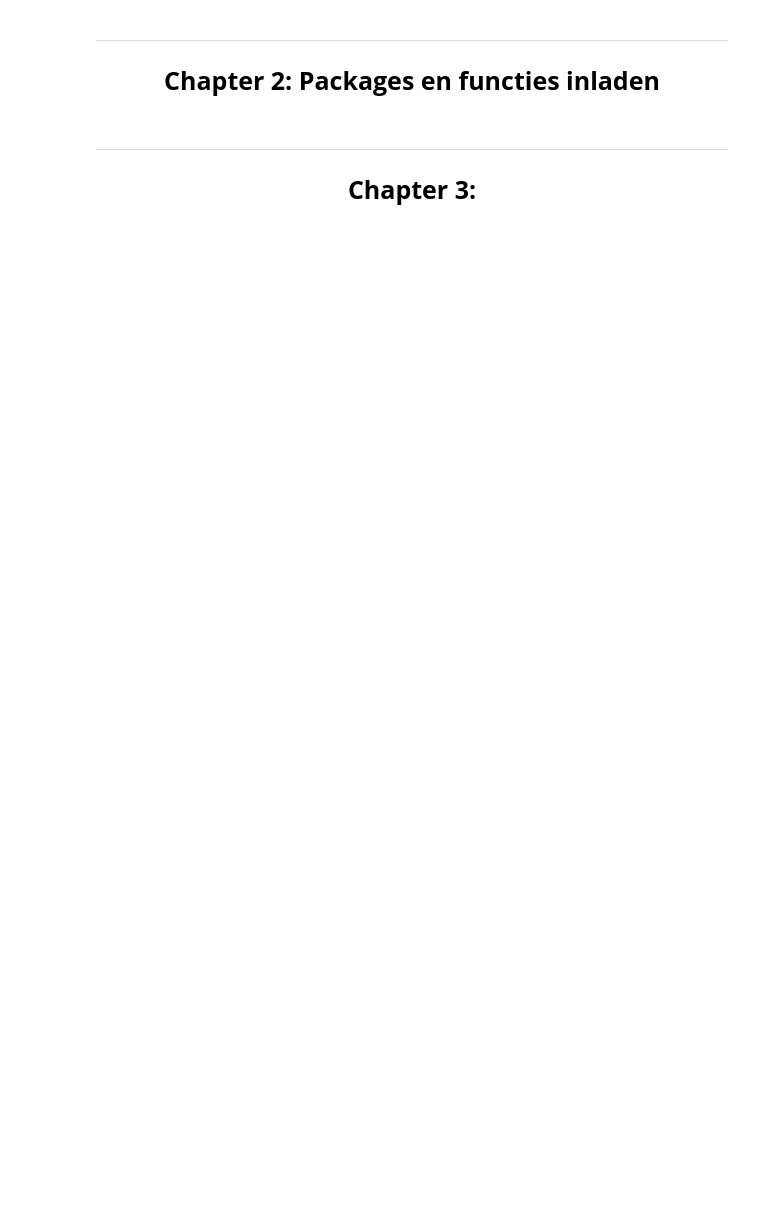
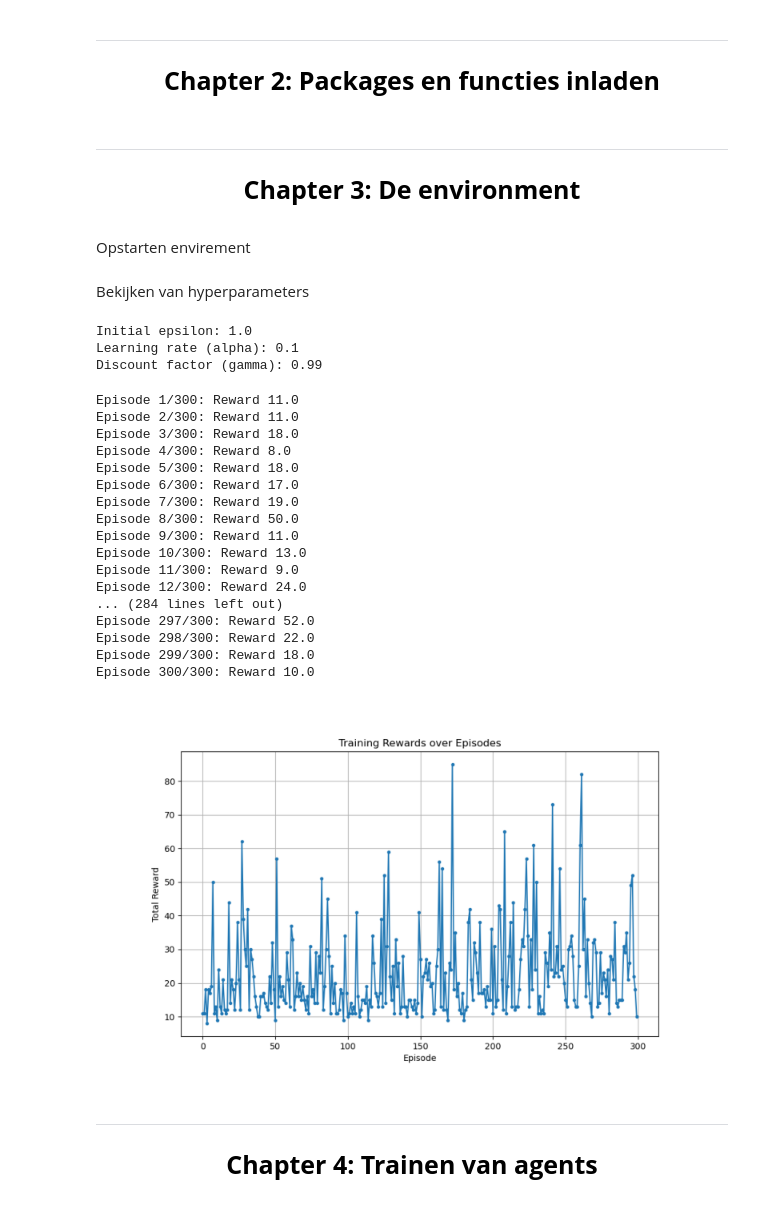
Before and after one commit to Vince16270/Cartpole, a Jupyter notebook: notebook/portfolio.ipynb, the cells around one changed output. Cells and saved outputs as stored; diff of their text form; code cells hidden in the pictures; blank space fills up the shorter version.

Commit message:
updateeee

```diff
--- a/notebook/portfolio.ipynb
+++ b/notebook/portfolio.ipynb
@@ -62,5 +101,82 @@
 # %% [markdown]
 ---
 <div style="background-color:white; text-align:center; vertical-align:middle; padding:50px 0; margin-top:5px; margin-bottom:5px">
-    <h2 id="eda-title" style="color:black; font-family: Verdana, sans-serif; font-size: 25px;"><strong> Chapter 3:  </strong></h2>
+    <h2 id="eda-title" style="color:black; font-family: Verdana, sans-serif; font-size: 25px;"><strong> Chapter 3: De environment </strong></h2>
 </div>
+# %% [markdown]
+Opstarten envirement
+# %%
+env_wrapper = CartPoleEnvironment('CartPole-v1')
+env = env_wrapper.env
+
+agent = QLearningAgent(env)
+# %% [markdown]
+Bekijken van hyperparameters
+# %%
+print(f"Initial epsilon: {agent.epsilon}")
+print(f"Learning rate (alpha): {agent.alpha}")
+print(f"Discount factor (gamma): {agent.gamma}")
+# %% [output]
+Initial epsilon: 1.0
+Learning rate (alpha): 0.1
+Discount factor (gamma): 0.99
+# %%
+num_episodes = 300
+reward_list = []
+
+for episode in range(num_episodes):
+    state, _ = env_wrapper.reset()
+    state_disc = agent.discretize(state)
+    total_reward = 0
+    done = False
+
+    while not done:
+        action = agent.choose_action(state_disc)
+        next_state, reward, done, truncated, info = env_wrapper.step(action)
+        next_state_disc = agent.discretize(next_state)
+        agent.update(state_disc, action, reward, next_state_disc, done)
+        state_disc = next_state_disc
+        total_reward += reward
+
+        if done:
+            break
+
+    agent.decay_epsilon()
+    reward_list.append(total_reward)
+    print(f"Episode {episode+1}/{num_episodes}: Reward {total_reward}")
+
+env_wrapper.close()
+
+# Plot en sla de reward-curve op
+plot_rewards(reward_list, title="Training Rewards over Episodes", filename="train_rewards.png")
+
+# Toon de gegenereerde grafiek
+img = plt.imread("train_rewards.png")
+plt.figure(figsize=(10, 6))
+plt.imshow(img)
+plt.axis('off')
+plt.show()
+# %% [output]
+Episode 1/300: Reward 11.0
+Episode 2/300: Reward 11.0
+Episode 3/300: Reward 18.0
+Episode 4/300: Reward 8.0
+Episode 5/300: Reward 18.0
+Episode 6/300: Reward 17.0
+Episode 7/300: Reward 19.0
+Episode 8/300: Reward 50.0
+Episode 9/300: Reward 11.0
+Episode 10/300: Reward 13.0
+Episode 11/300: Reward 9.0
+Episode 12/300: Reward 24.0
+... (284 lines left out)
+Episode 297/300: Reward 52.0
+Episode 298/300: Reward 22.0
+Episode 299/300: Reward 18.0
+Episode 300/300: Reward 10.0
+[figure, added]
+# %% [markdown]
+---
+<div style="background-color:white; text-align:center; vertical-align:middle; padding:50px 0; margin-top:5px; margin-bottom:5px">
+    <h2 id="eda-title" style="color:black; font-family: Verdana, sans-serif; font-size: 25px;"><strong> Chapter 4: Trainen van agents </strong></h2>
+</div>
```
Also changed, not shown: parts of 6 cells of this notebook, 10 other files.
